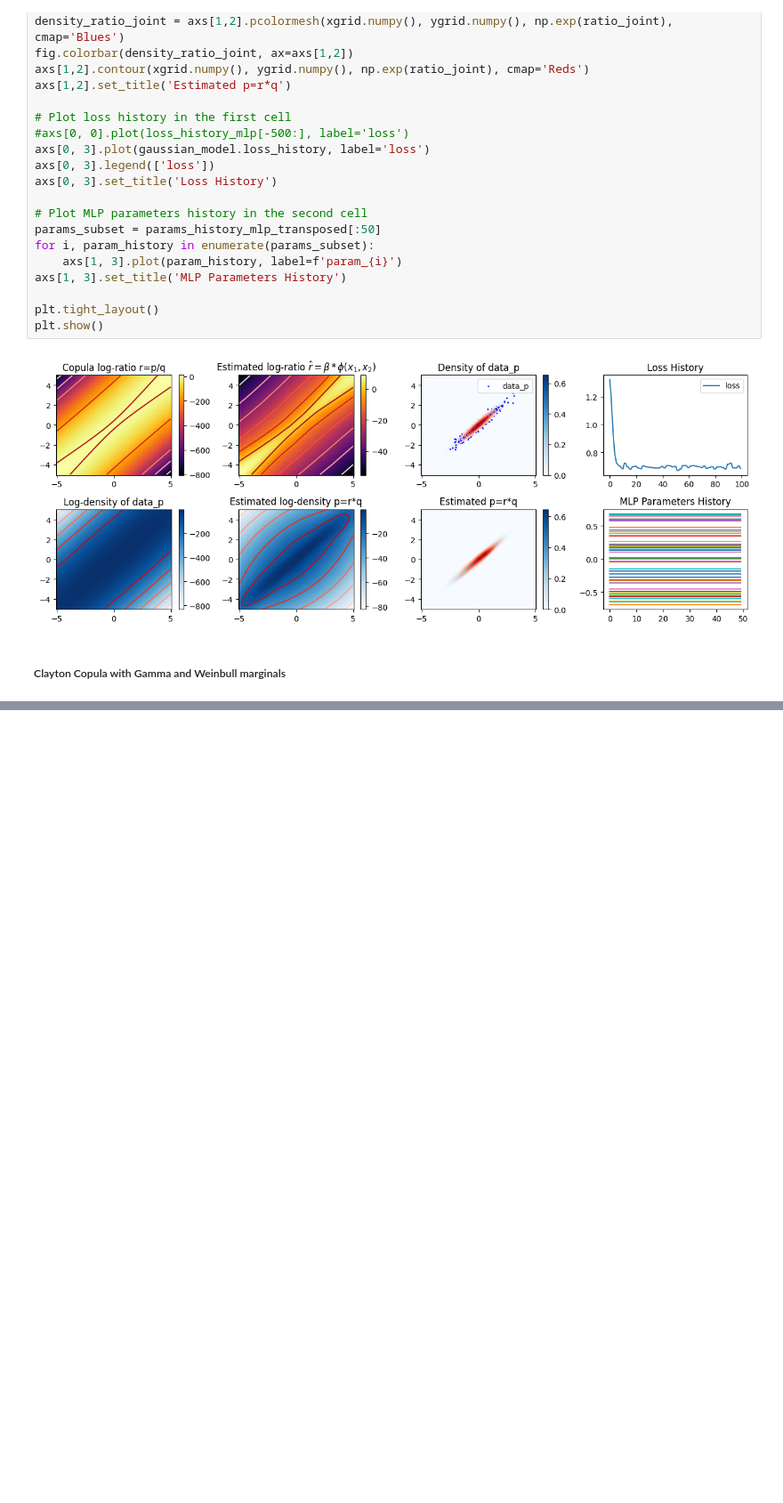
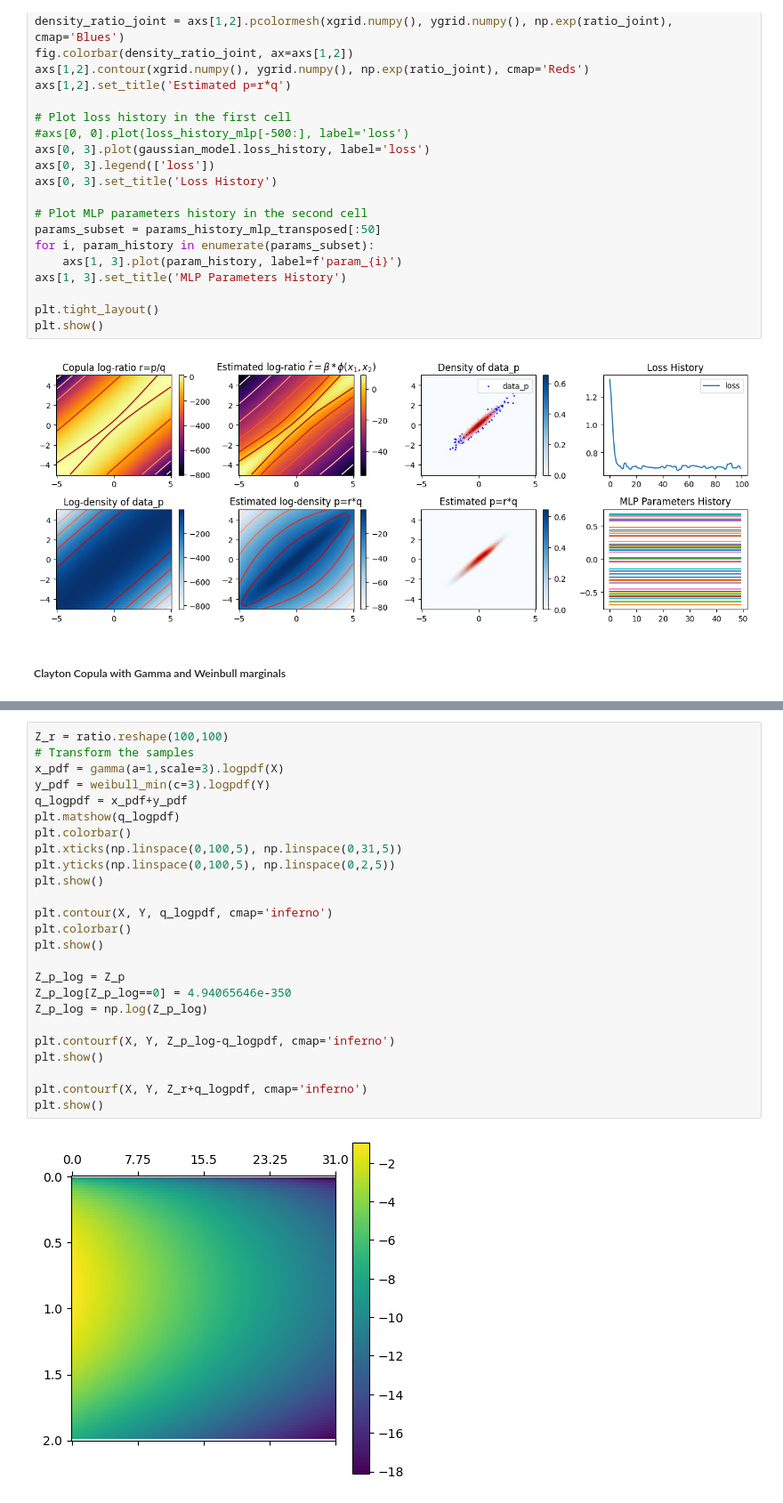
Before and after one commit to Huk-David/Ratio-Copula, a Jupyter notebook: Copula by Ratio Estimation/first_test.ipynb, the cells around one changed output, grey strips where cells are left out. Shown at 89% size. Saved outputs shown, nothing was run; the diff lists cells and outputs as text; blank space fills up the shorter version.

```diff
--- a/Copula by Ratio Estimation/first_test.ipynb
+++ b/Copula by Ratio Estimation/first_test.ipynb
@@ -798,0 +786,27 @@ plt.show()
+# %%
+Z_r = ratio.reshape(100,100)
+# Transform the samples
+x_pdf = gamma(a=1,scale=3).logpdf(X)
+y_pdf = weibull_min(c=3).logpdf(Y)
+q_logpdf = x_pdf+y_pdf
+plt.matshow(q_logpdf)
+plt.colorbar()
+plt.xticks(np.linspace(0,100,5), np.linspace(0,31,5))
+plt.yticks(np.linspace(0,100,5), np.linspace(0,2,5))
+plt.show()
+
+plt.contour(X, Y, q_logpdf, cmap='inferno')
+plt.colorbar()
+plt.show()
+
+Z_p_log = Z_p
+Z_p_log[Z_p_log==0] = 4.94065646e-350
+Z_p_log = np.log(Z_p_log)
+
+plt.contourf(X, Y, Z_p_log-q_logpdf, cmap='inferno')
+plt.show()
+
+plt.contourf(X, Y, Z_r+q_logpdf, cmap='inferno')
+plt.show()
+# %% [output]
+[figure, added]
```
Also changed, not shown: parts of 18 cells of this notebook, 1 other file.
